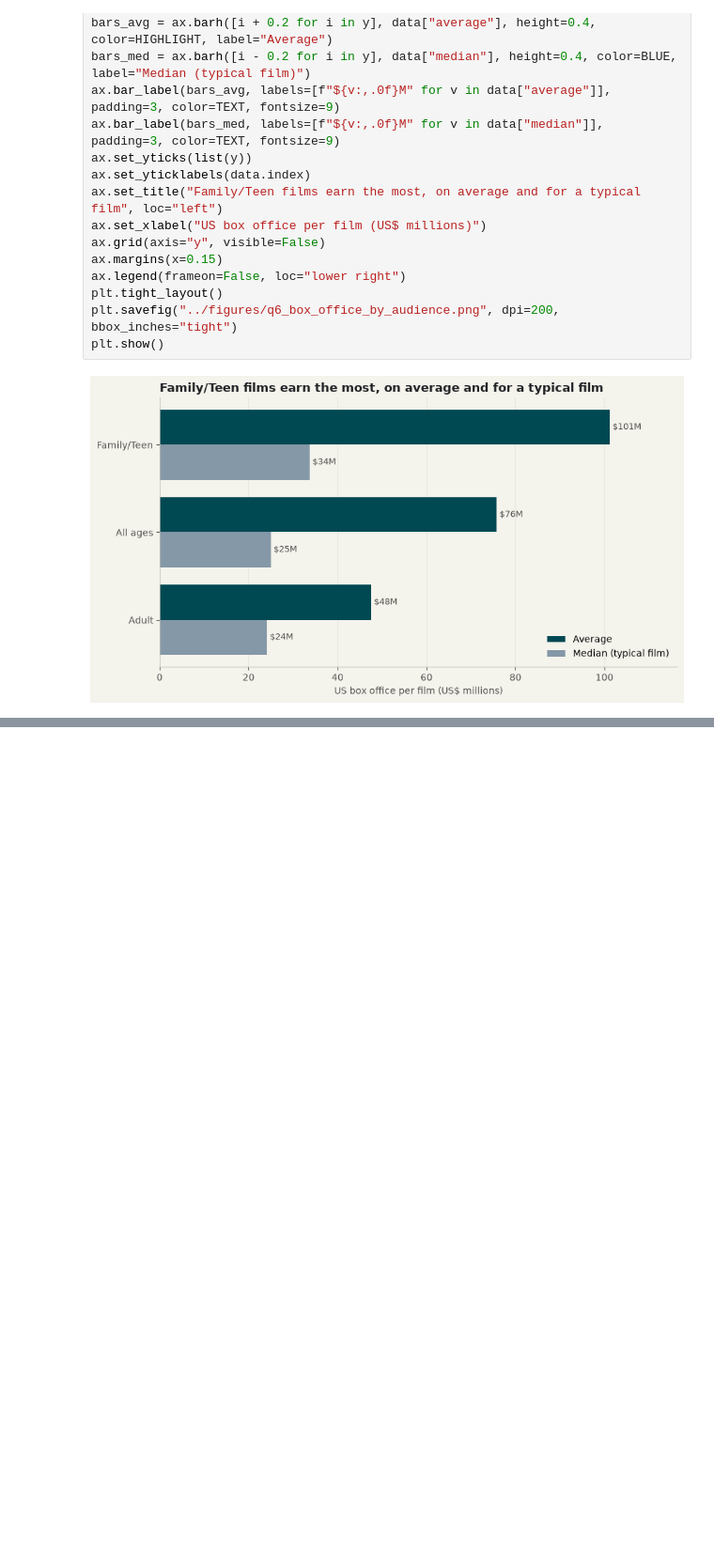
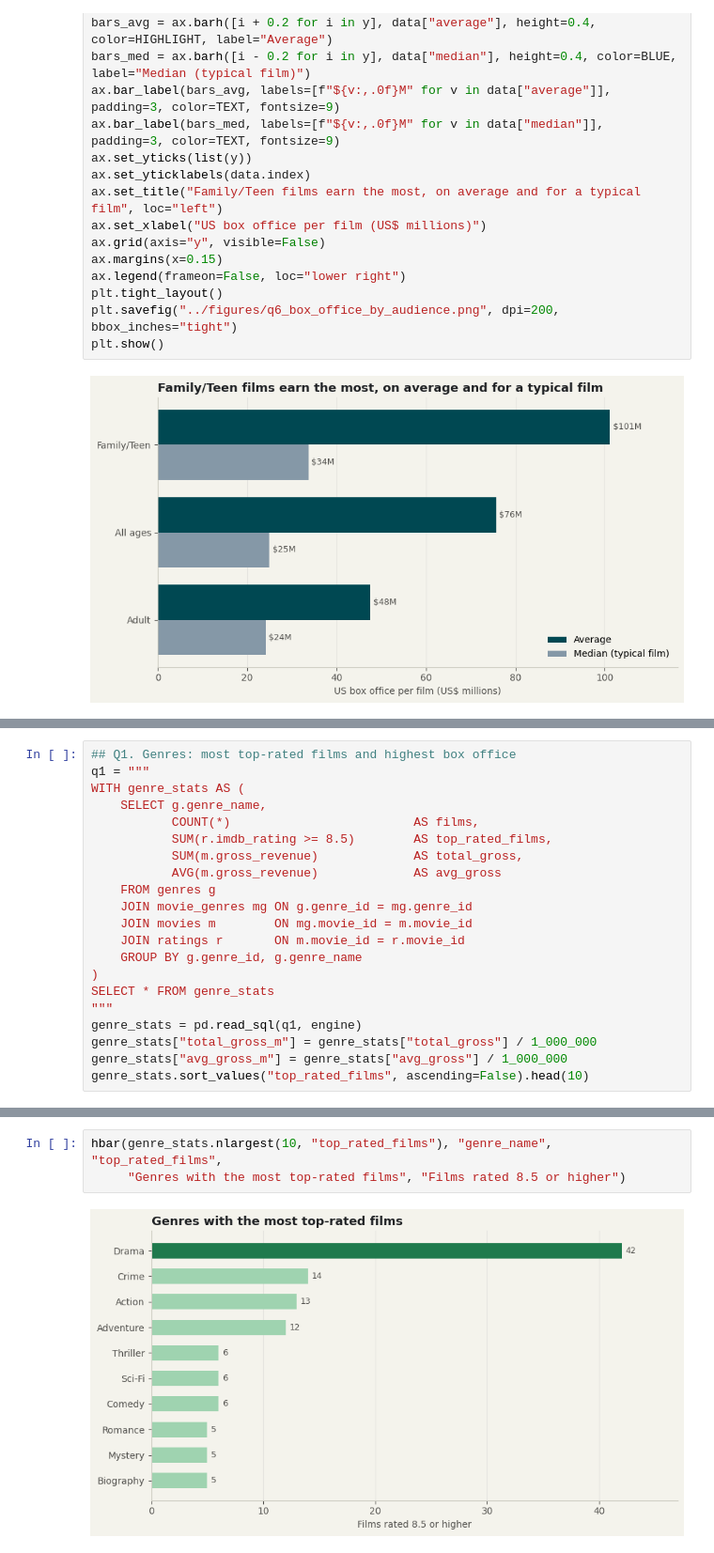
Before and after one commit to catarina-bm/first_project, a Jupyter notebook: notebooks/imdb_sql_charts_final.ipynb, the cells around one changed output, grey strips where cells are left out. Shown at 94% size. Cells and saved outputs as stored; diff of their text form; blank space fills up the shorter version.

```diff
--- a/notebooks/imdb_sql_charts_final.ipynb
+++ b/notebooks/imdb_sql_charts_final.ipynb
@@ -339,0 +457,21 @@ plt.show()
+# %%
+## Q1. Genres: most top-rated films and highest box office
+q1 = """
+WITH genre_stats AS (
+    SELECT g.genre_name,
+           COUNT(*)                         AS films,
+           SUM(r.imdb_rating >= 8.5)        AS top_rated_films,
+           SUM(m.gross_revenue)             AS total_gross,
+           AVG(m.gross_revenue)             AS avg_gross
+    FROM genres g
+    JOIN movie_genres mg ON g.genre_id = mg.genre_id
+    JOIN movies m        ON mg.movie_id = m.movie_id
+    JOIN ratings r       ON m.movie_id = r.movie_id
+    GROUP BY g.genre_id, g.genre_name
+)
+SELECT * FROM genre_stats
+"""
+genre_stats = pd.read_sql(q1, engine)
+genre_stats["total_gross_m"] = genre_stats["total_gross"] / 1_000_000
+genre_stats["avg_gross_m"] = genre_stats["avg_gross"] / 1_000_000
+genre_stats.sort_values("top_rated_films", ascending=False).head(10)
@@ -339,0 +490,5 @@ plt.show()
+# %%
+hbar(genre_stats.nlargest(10, "top_rated_films"), "genre_name", "top_rated_films",
+     "Genres with the most top-rated films", "Films rated 8.5 or higher")
+# %% [output]
+[figure, added]
```
Also changed, not shown: parts of 10 cells of this notebook, 28 other files.
